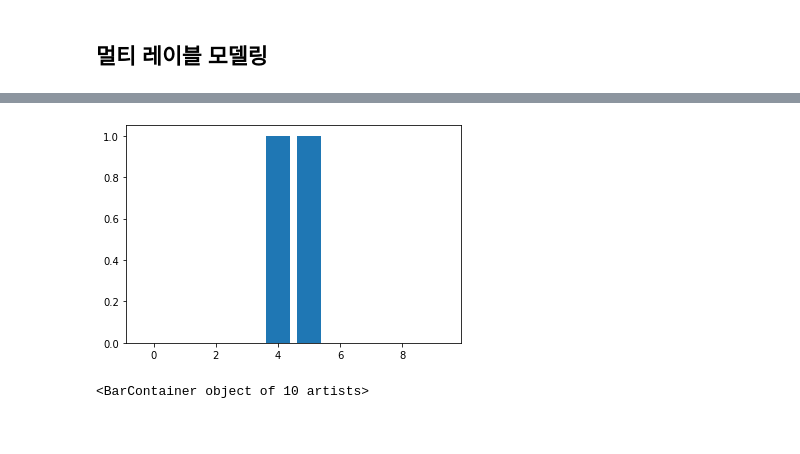
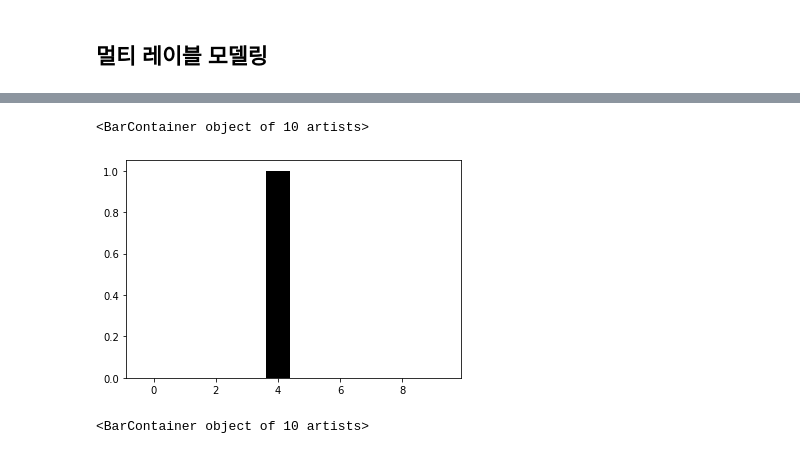
Before and after one commit to Vaycold/Vaycold, a Jupyter notebook: Python_DL/여러 의상 사진에서 옷 종류 구분하기~2차모델링.ipynb, the cells around one changed output, grey strips where cells are left out. Saved outputs shown, nothing was run; the diff lists cells and outputs as text; code cells hidden in the pictures.

```diff
--- a/Python_DL/여러 의상 사진에서 옷 종류 구분하기~2차모델링.ipynb
+++ b/Python_DL/여러 의상 사진에서 옷 종류 구분하기~2차모델링.ipynb
@@ -127,4 +147,12 @@ print(test_images.shape, test_labels.shape)
 # %% [output]
 (60000, 28, 28) (60000,)
 (10000, 28, 28) (10000,)
+# %%
+# 데이터를 절반만 사용하자
+
+train_images = train_images[:30000]
+train_labels = train_labels[:30000]
+
+test_images = test_images[:5000]
+test_labels = test_labels[:5000]
 # %%
@@ -448,33 +182,3 @@ NameError: ignored
-# %%
-# 위에 꺼 돌리는데 15분 13초 걸렸다... 뭔가 좀 이상하다...
-# 함수를 다르게 한번 짜보자
-
-def expand_4times(x_data,y_data) :
-  images = []
-  labels = []
-
-  for _ in range(4) :
-    bg = np.zeros((28,28))
-    obj_count = np.random.randint(0,5)
-
-    label = np.zeros((10,))
-    slots = [bg, bg,bg,bg]
-
-    for idx in range(obj_count) :
-      i = np.random.randint(len(x_data))
-      slots[idx] = x_data[i]
-      label += tf.keras.utils.to_categorical(y_data[i],10)
-
-    np.random.shuffle(slots)
-
-  new_img = np.vstack([
-                       np.hstack(slots[:2]),
-                       np.hstack(slots[2:])
-  ])
-
-  images.append(new_img)
-  labels.append((label >=1).astype(np.int))
-  return np.array(images), np.array(labels)
 # %%
 train_multi_images, train_multi_labels = list(zip(*[expand_4times(train_images, train_labels) for i in train_images]))
 test_multi_images, test_multi_labels = list(zip(*[expand_4times(test_images, test_labels) for i in test_images]))
@@ -958,6 +761,6 @@ array([0, 0, 0, 0, 0, 0, 0, 0, 0, 0])
 # %%
-plt.bar(np.arange(0,10), test_multi_labels[16])
-plt.show()
+plt.bar(np.arange(0,10), test_multi_labels[3], color='black')
 # %% [output]
+<BarContainer object of 10 artists>
-[figure, old version]
+[figure, new version]
 # %%
```
Also changed, not shown: parts of 113 cells of this notebook.
